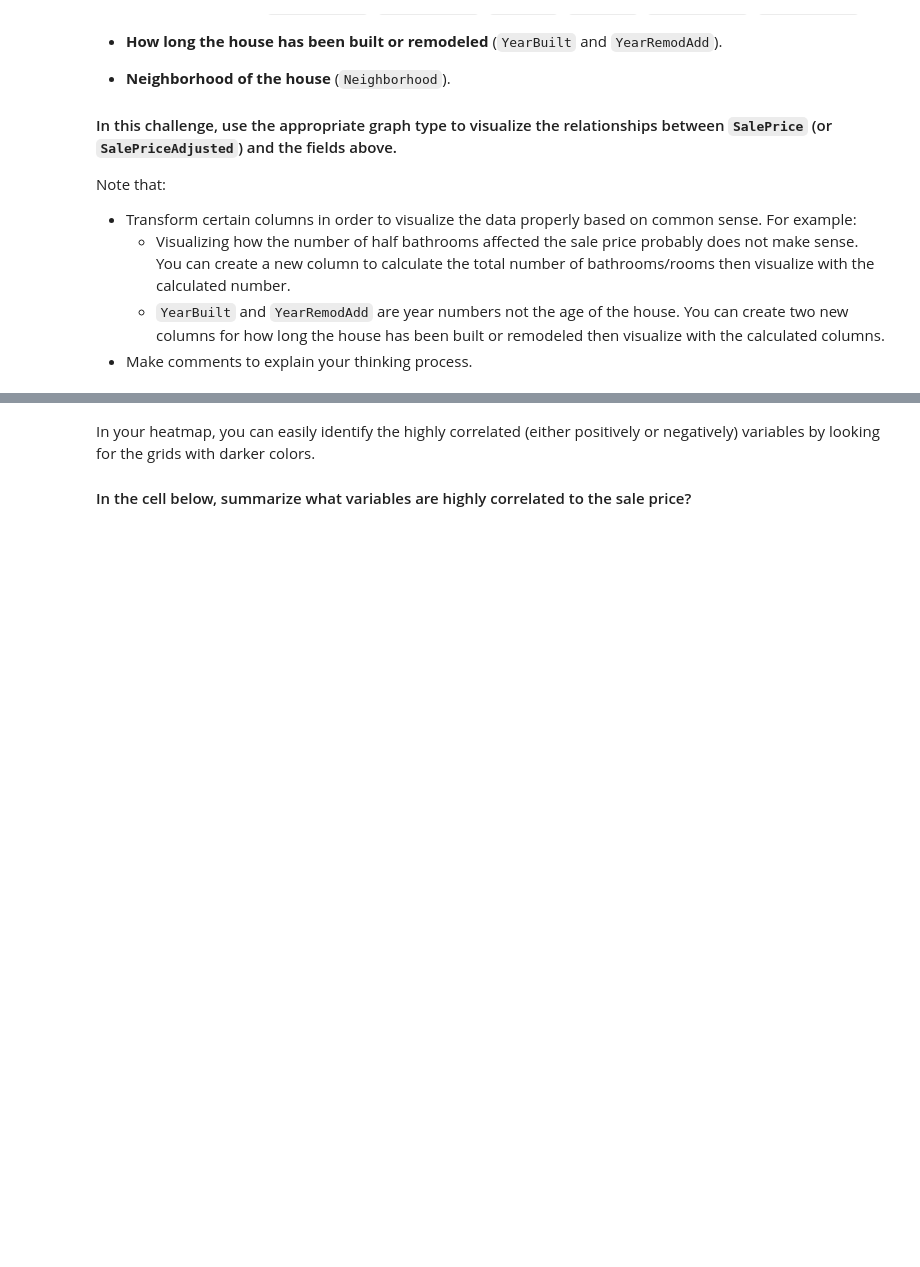
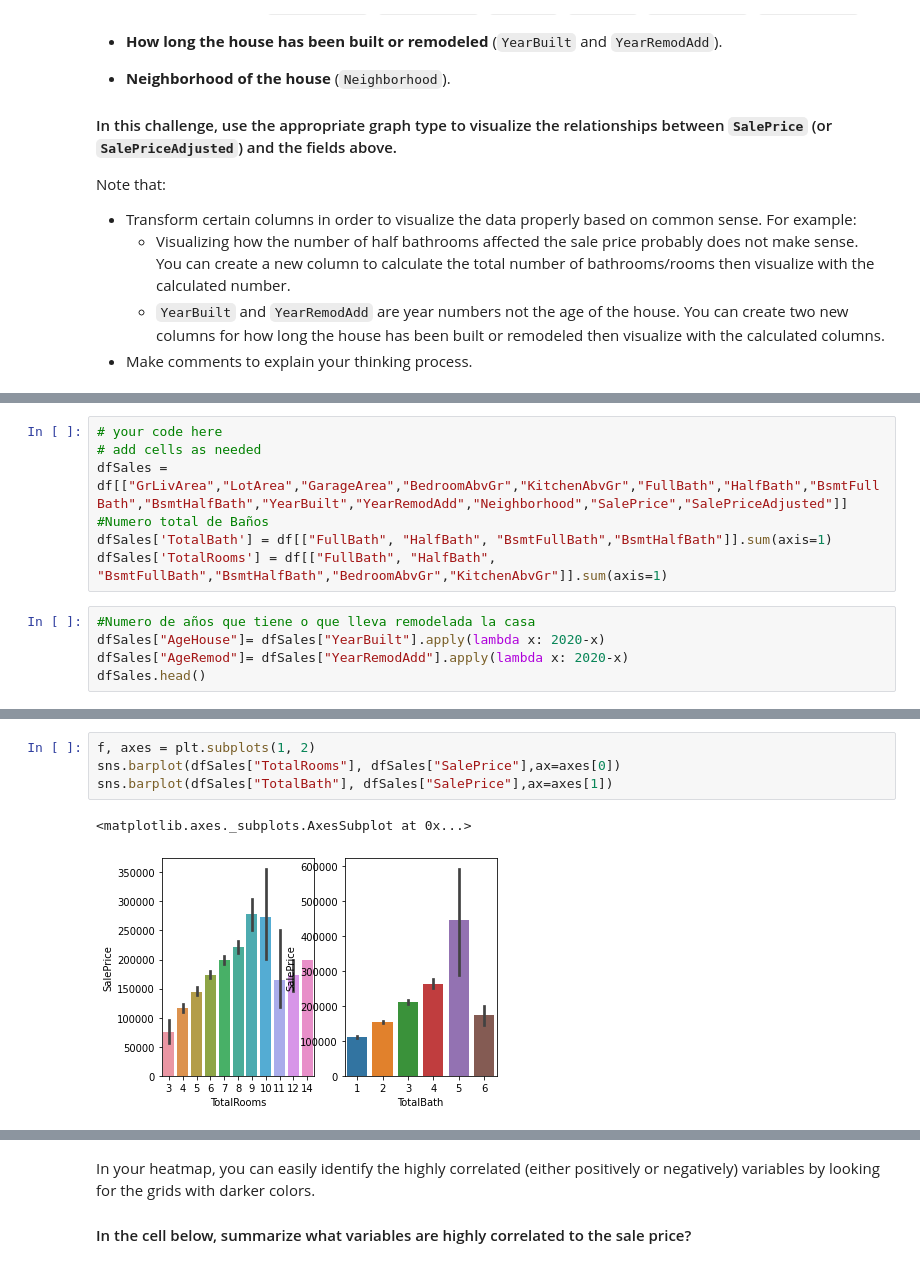
Before and after one commit to ironhack-datalabs/datamad0320, a Jupyter notebook: module-2/lab-storytelling-data-visualization/your-code/main.ipynb, the cells around one changed output, grey strips where cells are left out. Drawn from its saved outputs; the diff is of its cells as text; blank space fills up the shorter version.

```diff
--- a/module-2/lab-storytelling-data-visualization/your-code/main.ipynb
+++ b/module-2/lab-storytelling-data-visualization/your-code/main.ipynb
@@ -111,0 +137,12 @@ Note that:
+# %%
+# your code here
+# add cells as needed
+dfSales = df[["GrLivArea","LotArea","GarageArea","BedroomAbvGr","KitchenAbvGr","FullBath","HalfBath","BsmtFullBath","BsmtHalfBath","YearBuilt","YearRemodAdd","Neighborhood","SalePrice","SalePriceAdjusted"]]
+#Numero total de Baños
+dfSales['TotalBath'] = df[["FullBath", "HalfBath", "BsmtFullBath","BsmtHalfBath"]].sum(axis=1)
+dfSales['TotalRooms'] = df[["FullBath", "HalfBath", "BsmtFullBath","BsmtHalfBath","BedroomAbvGr","KitchenAbvGr"]].sum(axis=1)
+# %%
+#Numero de años que tiene o que lleva remodelada la casa
+dfSales["AgeHouse"]= dfSales["YearBuilt"].apply(lambda x: 2020-x)
+dfSales["AgeRemod"]= dfSales["YearRemodAdd"].apply(lambda x: 2020-x)
+dfSales.head()
@@ -111,0 +156,7 @@ Note that:
+# %%
+f, axes = plt.subplots(1, 2)
+sns.barplot(dfSales["TotalRooms"], dfSales["SalePrice"],ax=axes[0])
+sns.barplot(dfSales["TotalBath"], dfSales["SalePrice"],ax=axes[1])
+# %% [output]
+<matplotlib.axes._subplots.AxesSubplot at 0x...>
+[figure, added]
```
Also changed, not shown: parts of 12 cells of this notebook.
